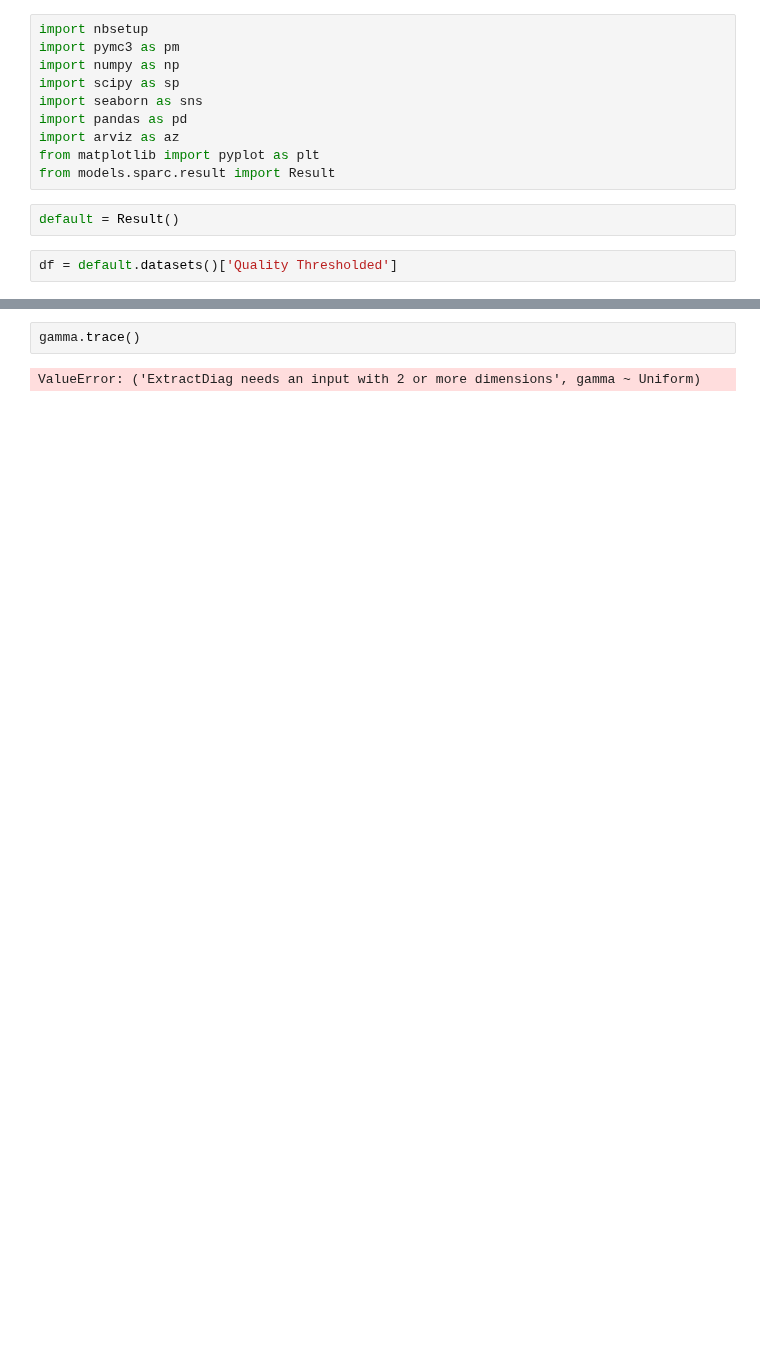
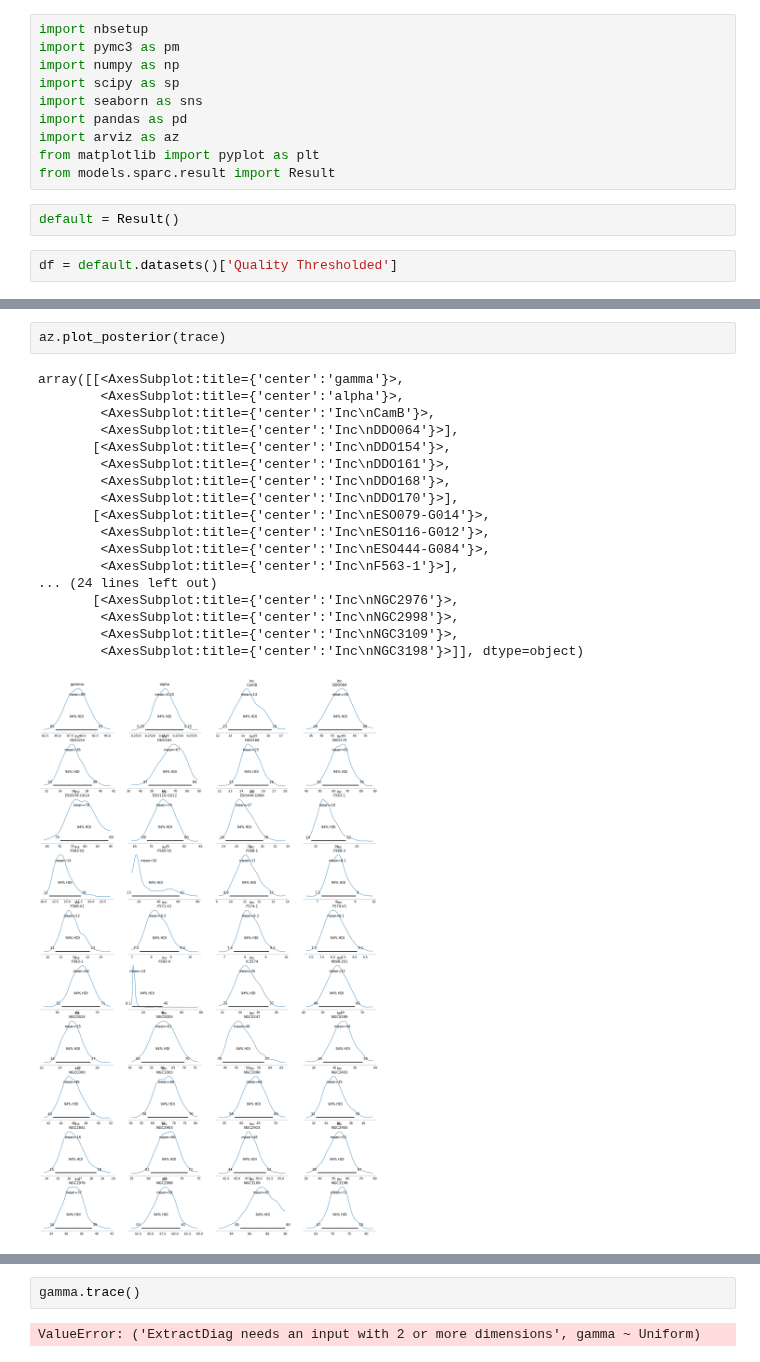
Before and after one commit to timjdavey/galactus, a Jupyter notebook: notebooks/MCMC galaxy.ipynb, the cells around one changed output, grey strips where cells are left out. Drawn from its saved outputs; the diff is of its cells as text; blank space fills up the shorter version.

```diff
--- a/notebooks/MCMC galaxy.ipynb
+++ b/notebooks/MCMC galaxy.ipynb
@@ -79,0 +86,21 @@ The estimated number of effective samples is smaller than 200 for some parameter
+# %%
+az.plot_posterior(trace)
+# %% [output]
+array([[<AxesSubplot:title={'center':'gamma'}>,
+        <AxesSubplot:title={'center':'alpha'}>,
+        <AxesSubplot:title={'center':'Inc\nCamB'}>,
+        <AxesSubplot:title={'center':'Inc\nDDO064'}>],
+       [<AxesSubplot:title={'center':'Inc\nDDO154'}>,
+        <AxesSubplot:title={'center':'Inc\nDDO161'}>,
+        <AxesSubplot:title={'center':'Inc\nDDO168'}>,
+        <AxesSubplot:title={'center':'Inc\nDDO170'}>],
+       [<AxesSubplot:title={'center':'Inc\nESO079-G014'}>,
+        <AxesSubplot:title={'center':'Inc\nESO116-G012'}>,
+        <AxesSubplot:title={'center':'Inc\nESO444-G084'}>,
+        <AxesSubplot:title={'center':'Inc\nF563-1'}>],
+... (24 lines left out)
+       [<AxesSubplot:title={'center':'Inc\nNGC2976'}>,
+        <AxesSubplot:title={'center':'Inc\nNGC2998'}>,
+        <AxesSubplot:title={'center':'Inc\nNGC3109'}>,
+        <AxesSubplot:title={'center':'Inc\nNGC3198'}>]], dtype=object)
+[figure, added]
```
Also changed, not shown: parts of 16 cells of this notebook, 3 other files.
